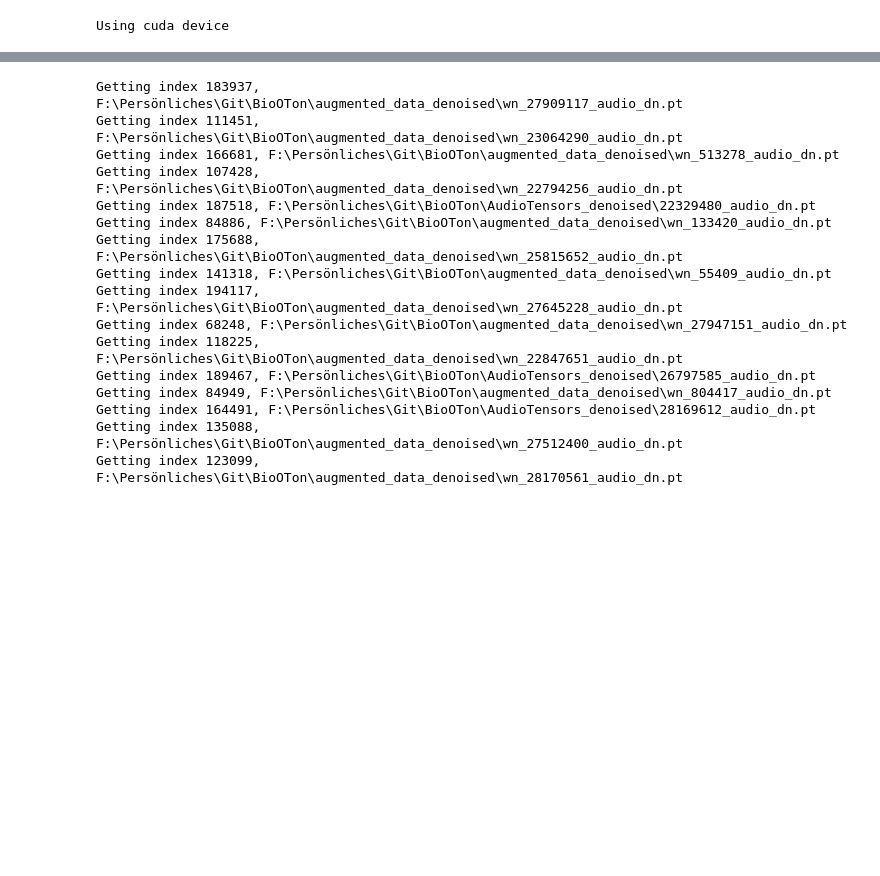
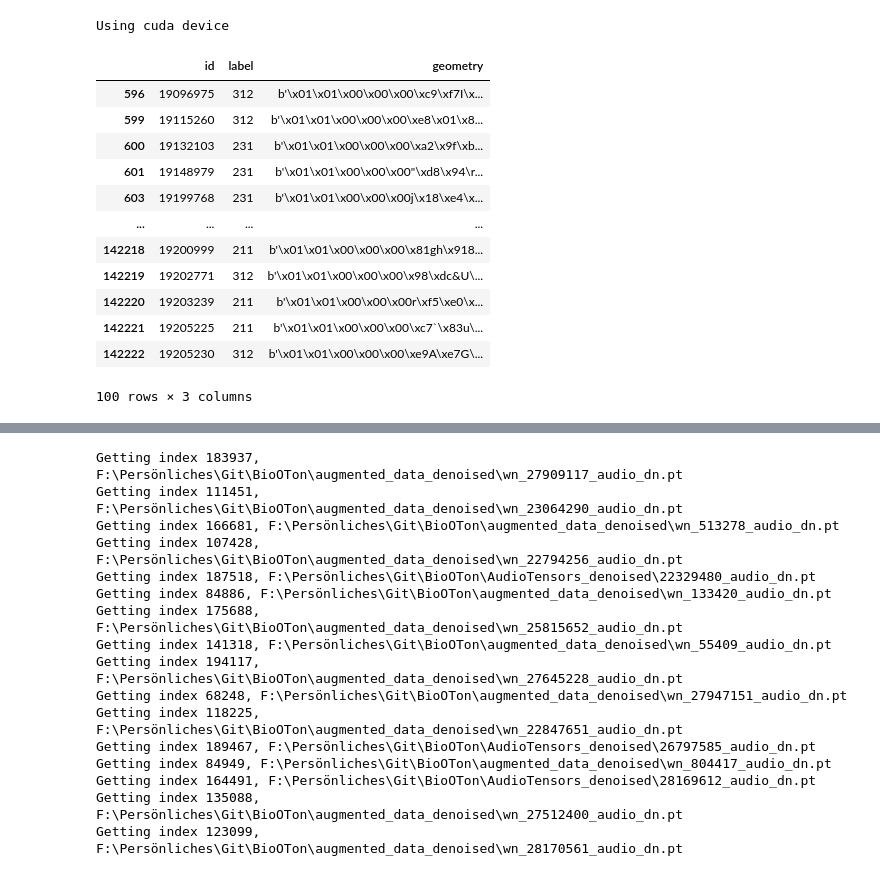
Before and after one commit to mfherrm/BioOTon, a Jupyter notebook: DL_ray_tune.ipynb, the cells around one changed output, grey strips where cells are left out. Cells and saved outputs as stored; diff of their text form; code cells hidden in the pictures; blank space fills up the shorter version.

```diff
--- a/DL_ray_tune.ipynb
+++ b/DL_ray_tune.ipynb
@@ -139,0 +214,3 @@ train_indices, test_indices, val_indices = getSamples(split, sizes = [train_samp
+# %%
+folder_suffix = "_denoised_cut"
+dawn_points_file = "F:/Persönliches/Git/BioOTon/augmented_points_single.parquet"
@@ -139,0 +219,37 @@ train_indices, test_indices, val_indices = getSamples(split, sizes = [train_samp
+# %%
+recordings_path = Path(f"{Path(dawn_points_file).parent}/{"augmented_data"}{folder_suffix}")
+
+# Read all label points
+point_df = pd.read_parquet(dawn_points_file)
+point_df = point_df[~point_df.label.isna()]
+point_df.id = point_df.id.astype(int)
+
+# Get list of all recordings
+audio_files = list(recordings_path.glob("*.pt"))
+
+audio_files_no_rem = [p for p in audio_files if "rem" not in p.stem]
+
+# Get the id as an integer
+rec_ids = {
+    int(re.search(r'\d+', (s := f.name.split("_"))[3 if len(s) >= 6 else 2]).group())
+    for f in audio_files_no_rem
+}
+
+# Filter the label frame to only use the audio_files
+point_subset = point_df[point_df['id'].isin(rec_ids)].dropna(subset=['label'])
+# %%
+point_subset
+# %% [output]
+|  | id | label | geometry |
+| 596 | 19096975 | 312 | b'\x01\x01\x00\x00\x00\xc9\xf7I\x... |
+| 599 | 19115260 | 312 | b'\x01\x01\x00\x00\x00\xe8\x01\x8... |
+| 600 | 19132103 | 231 | b'\x01\x01\x00\x00\x00\xa2\x9f\xb... |
+| 601 | 19148979 | 231 | b'\x01\x01\x00\x00\x00"\xd8\x94\r... |
+| 603 | 19199768 | 231 | b'\x01\x01\x00\x00\x00j\x18\xe4\x... |
+| ... | ... | ... | ... |
+| 142218 | 19200999 | 211 | b'\x01\x01\x00\x00\x00\x81gh\x918... |
+| 142219 | 19202771 | 312 | b'\x01\x01\x00\x00\x00\x98\xdc&U\... |
+| 142220 | 19203239 | 211 | b'\x01\x01\x00\x00\x00r\xf5\xe0\x... |
+| 142221 | 19205225 | 211 | b'\x01\x01\x00\x00\x00\xc7`\x83u\... |
+| 142222 | 19205230 | 312 | b'\x01\x01\x00\x00\x00\xe9A\xe7G\... |
+100 rows × 3 columns
```
Also changed, not shown: parts of 28 cells of this notebook, 4 other files.
